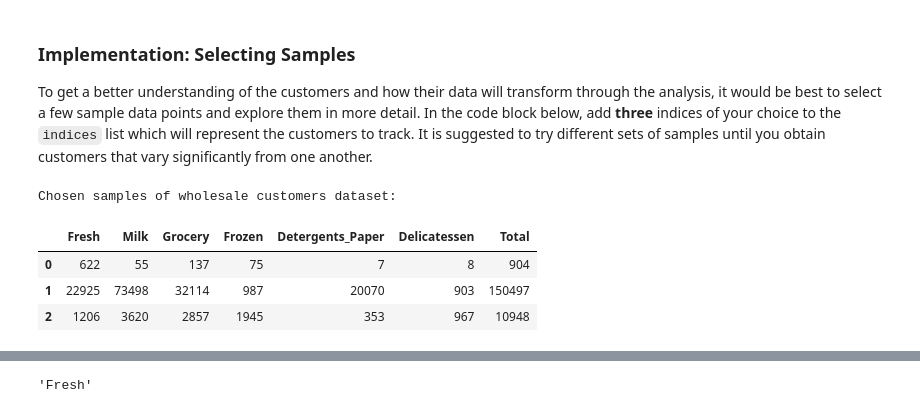
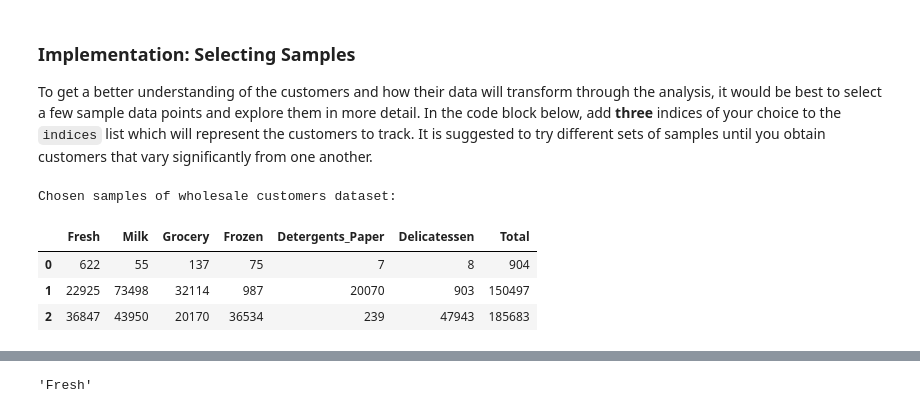
Before and after one commit to itosi/Creating_Customer_Segments, a Jupyter notebook: customer_segments.ipynb, the cells around one changed output, grey strips where cells are left out. Cells and saved outputs as stored; diff of their text form; code cells hidden in the pictures.

```diff
--- a/customer_segments.ipynb
+++ b/customer_segments.ipynb
@@ -120,23 +120,25 @@ dtype: int64
 ### Implementation: Selecting Samples
 To get a better understanding of the customers and how their data will transform through the analysis, it would be best to select a few sample data points and explore them in more detail. In the code block below, add **three** indices of your choice to the `indices` list which will represent the customers to track. It is suggested to try different sets of samples until you obtain customers that vary significantly from one another.
 # %%
-min_=data.index[data['Milk']==data['Milk'].min()][0]
-max_=data.index[data['Milk']==data['Milk'].max()][0]
-mid_=data.index[data['Milk']==np.percentile(data['Milk'], 50, interpolation='lower')][0]
+min_m=data.index[data['Milk']==data['Milk'].min()][0]
+max_m=data.index[data['Milk']==data['Milk'].max()][0]
+max_d=data.index[data['Delicatessen']==data['Delicatessen'].max()][0]
+
+#mid_=data.index[data['Milk']==np.percentile(data['Milk'], 50, method='lower')][0]
 # %%
 # TODO: Select three indices of your choice you wish to sample from the dataset
-indices = [min_, max_, mid_]
+indices = [min_, max_, max_d]
 
 # Create a DataFrame of the chosen samples
 samples = pd.DataFrame(data.loc[indices], columns = data.keys()).reset_index(drop = True)
 print("Chosen samples of wholesale customers dataset:")
 display(samples)
 # %% [output]
 Chosen samples of wholesale customers dataset:
 |  | Fresh | Milk | Grocery | Frozen | Detergents_Paper | Delicatessen | Total |
 | 0 | 622 | 55 | 137 | 75 | 7 | 8 | 904 |
 | 1 | 22925 | 73498 | 32114 | 987 | 20070 | 903 | 150497 |
-| 2 | 1206 | 3620 | 2857 | 1945 | 353 | 967 | 10948 |
+| 2 | 36847 | 43950 | 20170 | 36534 | 239 | 47943 | 185683 |
 # %%
 data.Milk.plot(kind='hist', bins=20 )
 # %% [output]
```
Also changed, not shown: parts of 23 cells of this notebook.
